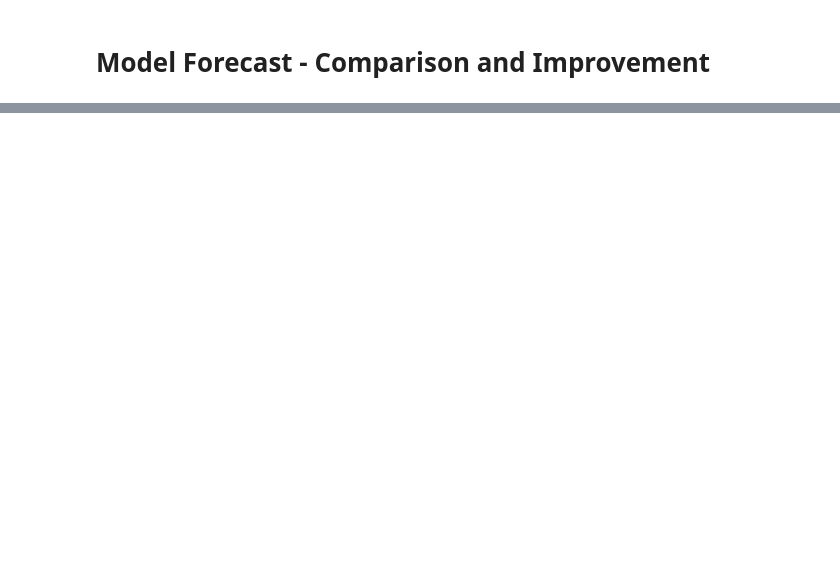
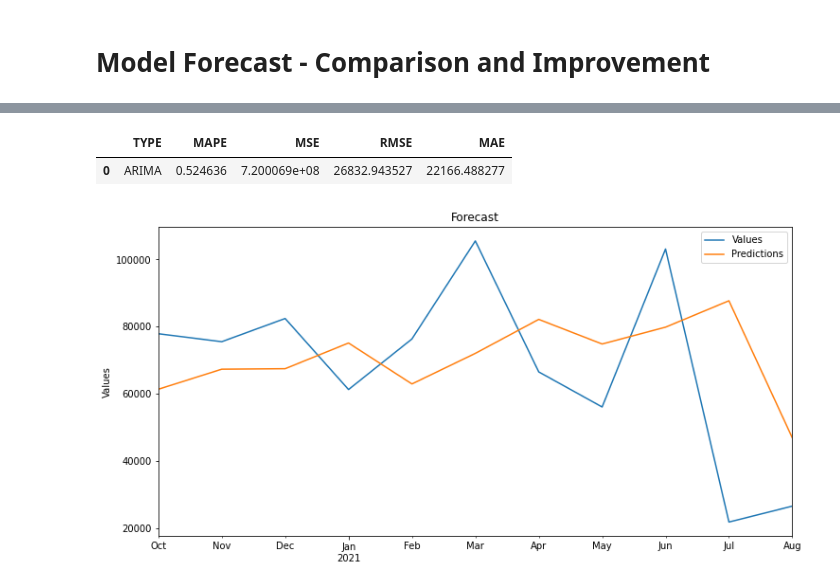
Before and after one commit to GautamKanagaraj/m_tech, a Jupyter notebook: Models/Final_model.ipynb, the cells around one changed output, grey strips where cells are left out. Saved outputs shown, nothing was run; the diff lists cells and outputs as text; code cells hidden in the pictures; blank space fills up the shorter version.

Commit message:
Updated Final model with prophet and ARIMA

```diff
--- a/Models/Final_model.ipynb
+++ b/Models/Final_model.ipynb
@@ -36,7 +36,5 @@ from statsmodels.tsa.stattools import adfuller
 # %%
 #Import the Dataset
 df = pd.read_excel('/content/drive/MyDrive/Github/m_tech/Datasets/input.xlsx')
+df.rename(columns={'SalesVolume':'Values'},inplace=True)
 df = df.dropna()
-# arima_pred_df, arima_metrics_df = arima_model(df, 'base')
-auto_arima_summary = arima_model(df, 'base')
-print(auto_arima_summary)
@@ -42,0 +50,3 @@ print(auto_arima_summary)
+# %%
+auto_arima_summary,arima_df = arima_check(df)
+print(auto_arima_summary)
@@ -42,0 +71,4 @@ print(auto_arima_summary)
+# %%
+#Choose model
+order = (4,1,2)
+arima_pred_df = arima_train(arima_df,order,'SARIMAX')
@@ -42,0 +91,9 @@ print(auto_arima_summary)
+# %%
+metrics_df
+# %% [output]
+|  | TYPE | MAPE | MSE | RMSE | MAE |
+| 0 | ARIMA | 0.524636 | 7.200069e+08 | 26832.943527 | 22166.488277 |
+# %%
+arima_plot(arima_pred_df)
+# %% [output]
+[figure, added]
```
Also changed, not shown: parts of 23 cells of this notebook.
